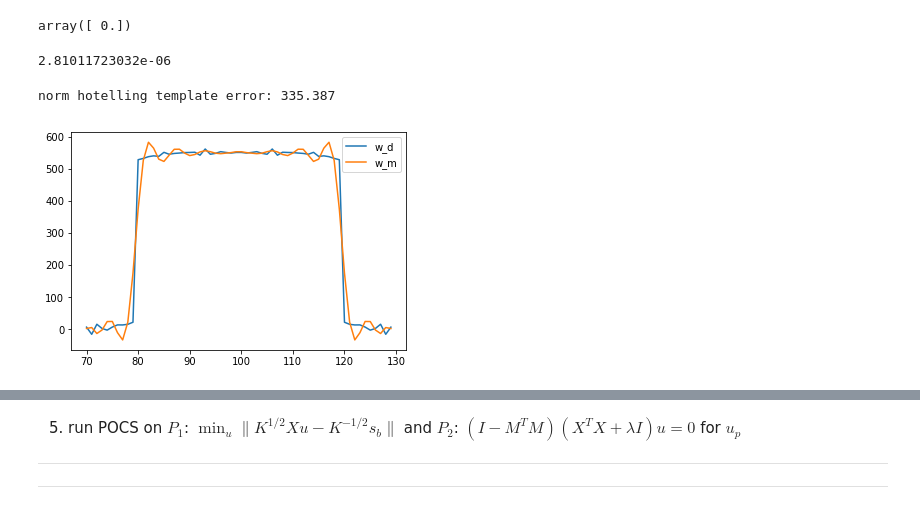
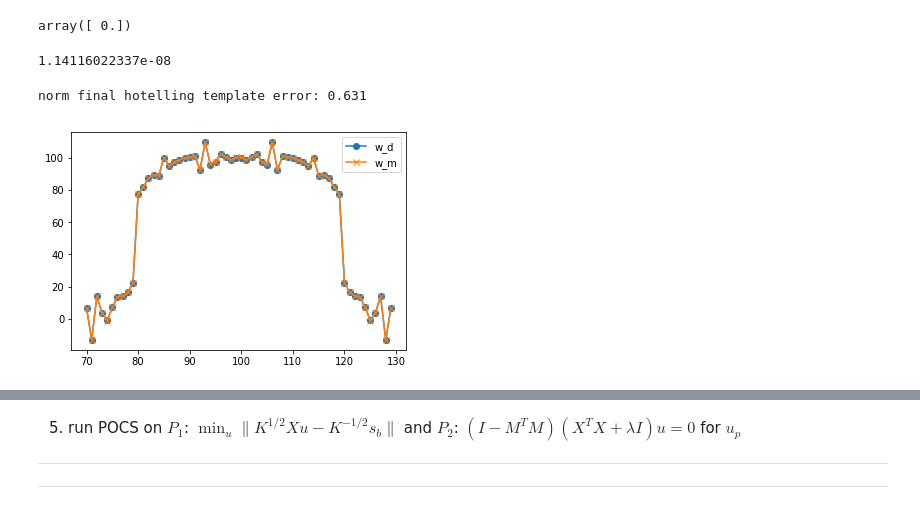
Before and after one commit to zimmerman-cole/ill-condition, a Jupyter notebook: code/pres/intermediate/proj_alg_single_1d.ipynb, the cells around one changed output, grey strips where cells are left out. Drawn from its saved outputs; the diff is of its cells as text; code cells hidden in the pictures.

```diff
--- a/code/pres/intermediate/proj_alg_single_1d.ipynb
+++ b/code/pres/intermediate/proj_alg_single_1d.ipynb
@@ -57,8 +71,8 @@ sigma = 3
 t     = 10
 
 # optimization
-tol   = 1e-5   # tolerance
-niter = 100    # max number of iterations
+tol   = 1e-15  # tolerance
+niter = 1000   # max number of iterations
 dr_sl = 1.5    # dr step length
 beta  = 0.25   # wtd avg for RAAR
 
@@ -77,7 +91,7 @@ plt.show()
 
 # regularization
 msv   = s[0]
-lam   = 10*msv
+lam   = 1*msv
 
 # problem
 p = problems.Problem(prob='b', n_1=n_1, k=k, lam=lam, ESI=True, ESIN=True, ESI3=True, dir_soln=True)
@@ -159,24 +183,24 @@ sum(w_m - w_m_check)
 # %% [output]
 array([ 0.])
 # %%
-# compute template residuals
+# compute final template residuals
 r_m = p.M.dot(R_d).dot(p.Kb).dot(R_d.T).dot(p.M.T).dot(w_m) - p.M.dot(R_d).dot(p.sb)
 _r_m_ = la.norm(r_m)
 print(_r_m_)
 # %% [output]
-2.81011723032e-06
+1.14116022337e-08
 # %%
-# compute template errors
+# compute final template error
 e_m = w_m - w_d
-print('norm hotelling template error: %s' % round(la.norm(w_m - w_d),3))
+print('norm final hotelling template error: %s' % round(la.norm(e_m),3))
 # %% [output]
-norm hotelling template error: 335.387
+norm final hotelling template error: 0.631
 # %%
-# plot w
+# plot final w
 px_idx = [(p.n-p.k)/2 + i for i in range(p.k)]
-plt.plot(px_idx, w_d)
-plt.plot(px_idx, w_m)
+plt.plot(px_idx, w_d,marker='o')
+plt.plot(px_idx, w_m,marker='x')
 plt.legend(['w_d','w_m'])
 plt.show()
 # %% [output]
-[figure, old version]
+[figure, new version]
```
Also changed, not shown: parts of 64 cells of this notebook, 1 other file.
